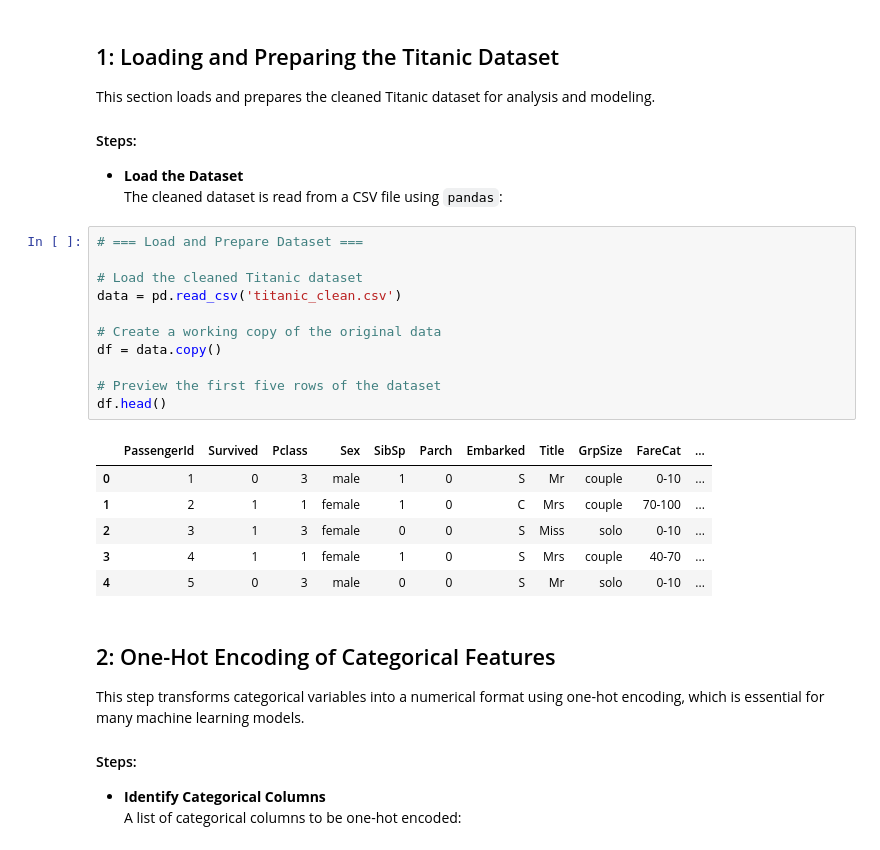
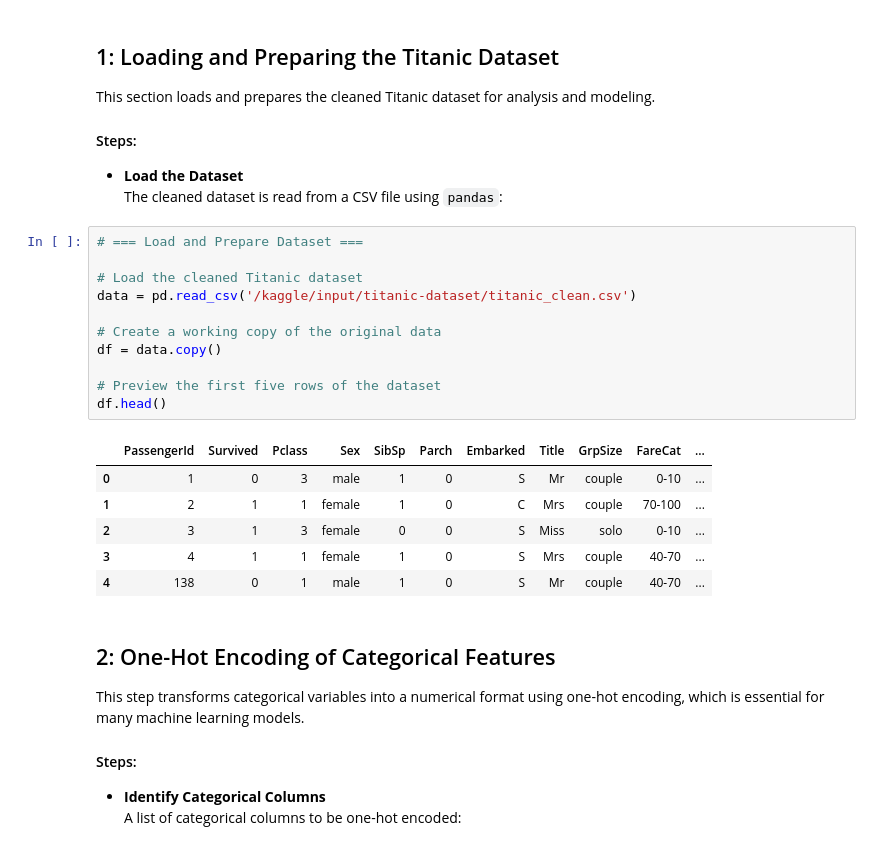
Before and after one commit to mudasarsabir/Titanic-Competition-By-AdaBoost-Classification, a Jupyter notebook: titanic-competition-by-ada-boost.ipynb, the cells around one changed output. Cells and saved outputs as stored; diff of their text form.

```diff
--- a/titanic-competition-by-ada-boost.ipynb
+++ b/titanic-competition-by-ada-boost.ipynb
@@ -375,21 +375,21 @@ This section loads and prepares the cleaned Titanic dataset for analysis and mod
 # %%
 # === Load and Prepare Dataset ===
 
 # Load the cleaned Titanic dataset
-data = pd.read_csv('titanic_clean.csv')
+data = pd.read_csv('/kaggle/input/titanic-dataset/titanic_clean.csv')
 
 # Create a working copy of the original data
 df = data.copy()
 
 # Preview the first five rows of the dataset
 df.head()
 # %% [output]
 |  | PassengerId | Survived | Pclass | Sex | SibSp | Parch | Embarked | Title | GrpSize | FareCat | ... |
 | 0 | 1 | 0 | 3 | male | 1 | 0 | S | Mr | couple | 0-10 | ... |
 | 1 | 2 | 1 | 1 | female | 1 | 0 | C | Mrs | couple | 70-100 | ... |
 | 2 | 3 | 1 | 3 | female | 0 | 0 | S | Miss | solo | 0-10 | ... |
 | 3 | 4 | 1 | 1 | female | 1 | 0 | S | Mrs | couple | 40-70 | ... |
-| 4 | 5 | 0 | 3 | male | 0 | 0 | S | Mr | solo | 0-10 | ... |
+| 4 | 138 | 0 | 1 | male | 1 | 0 | S | Mr | couple | 40-70 | ... |
 # %% [markdown]
 ## 2: One-Hot Encoding of Categorical Features
 
```
Also changed, not shown: parts of 8 cells of this notebook.
